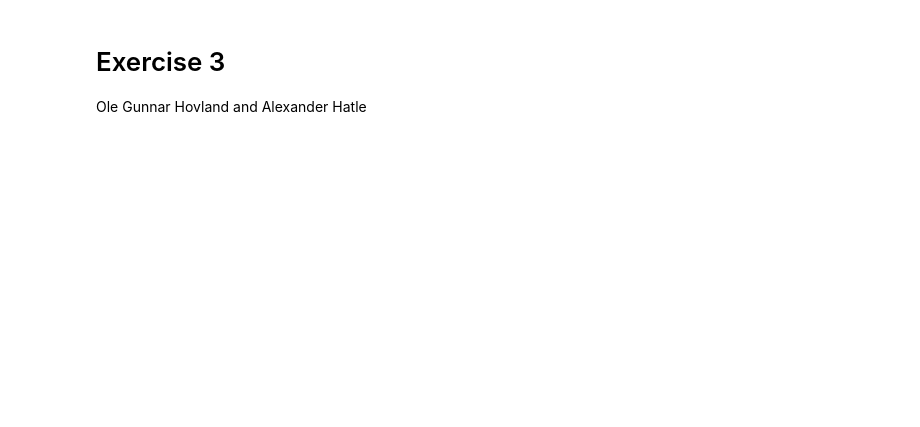
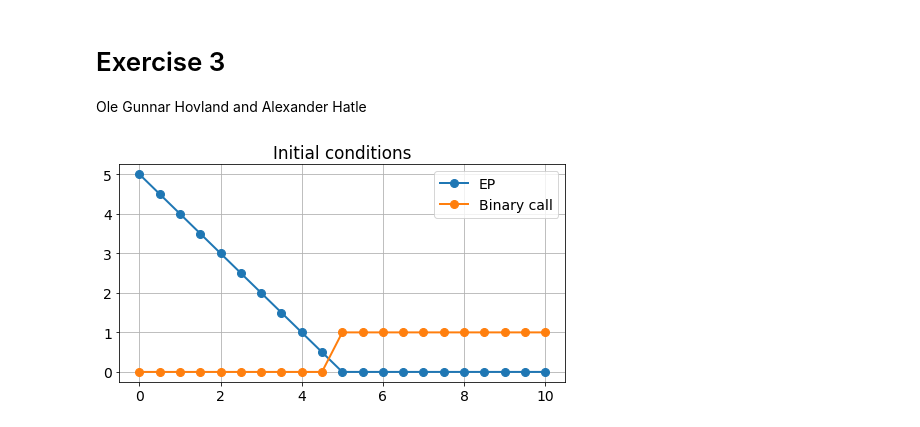
Before and after one commit to aledha/TMA4212-NumDiffDiff, a Jupyter notebook: Exercise 3/Ex 3.ipynb, the cells around one changed output. Drawn from its saved outputs; the diff is of its cells as text; code cells hidden in the pictures; blank space fills up the shorter version.

```diff
--- a/Exercise 3/Ex 3.ipynb
+++ b/Exercise 3/Ex 3.ipynb
@@ -93,12 +109,22 @@ def crank(g, params, BC, M=10, N=100, R = 1, T=0.5):
     return x, t, U
-# %%
-
-def european_put(x, K):
-    sol = np.zeros(x.shape)
-    return (K-x)[K-x > 0]
-def binary_call(x, K):
-    if x >= K:
-        return 1
-    else:
-        return 0
+# %%
+def european_put(x, K):
+    sol = K-x
+    sol[sol < 0] = 0
+    return sol
+def binary_call(x, K):
+    sol = x-K
+    sol[sol >= 0] = 1
+    sol[sol < 0] = 0
+    return sol
+
+x = np.linspace(0, 10, 21)
+K = 5
+plt.title('Initial conditions')
+plt.plot(x, european_put(x, K), '-o', label = 'EP')
+plt.plot(x, binary_call(x, K), '-o', label = 'Binary call')
+plt.legend()
+plt.show()
+# %% [output]
+[figure, added]
 # %%
```
Also changed, not shown: parts of 8 cells of this notebook.
